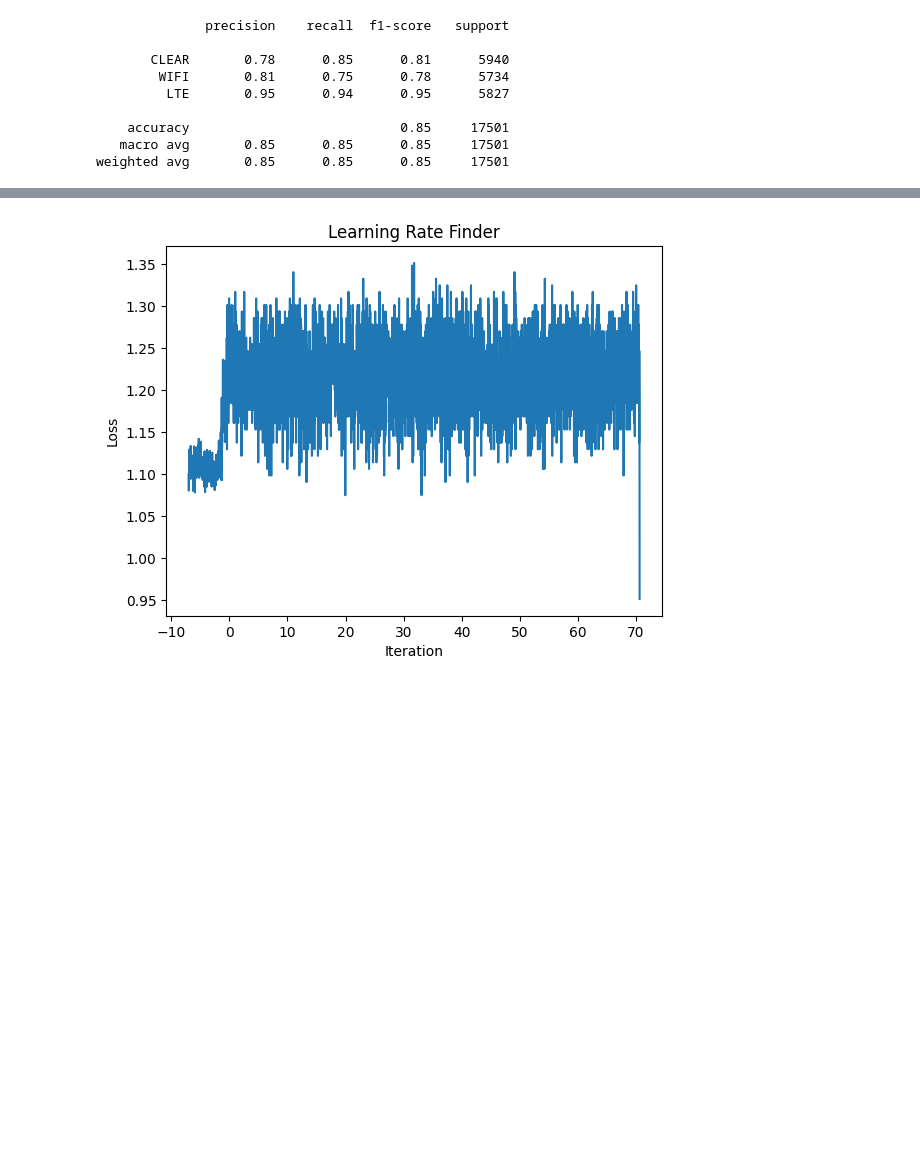
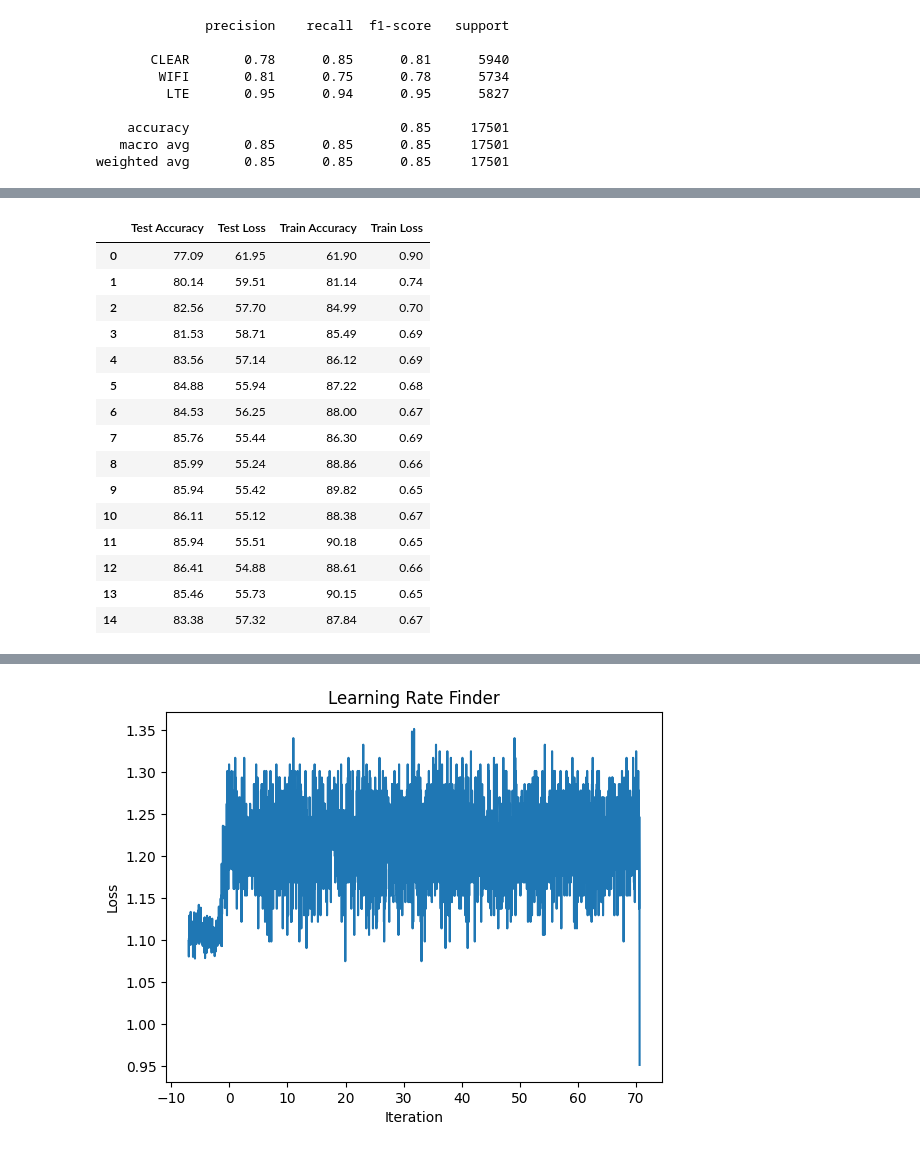
Before and after one commit to JanathanPlanas/Deep-learning-AICT, a Jupyter notebook: Cnn-Pytorch/cnn.ipynb, the cells around one changed output, grey strips where cells are left out. Saved outputs shown, nothing was run; the diff lists cells and outputs as text; code cells hidden in the pictures; blank space fills up the shorter version.

```diff
--- a/Cnn-Pytorch/cnn.ipynb
+++ b/Cnn-Pytorch/cnn.ipynb
@@ -411,0 +772,7 @@ AttributeError: 'Adam' object has no attribute 'param_group'
+# %%
+%%time
+data_F30sec = DATA_1M(seconds=32.5,columns=4000, jump_time =2, n_jumps=3) ; data_f30sec = data_F30sec(Fourier=False, Normalizing= True)
+Torch_F30sec = NeuralNetCNN(columns= data_f30sec.shape[1] -1)
+data_F30sec.Spliting(data= data_f30sec, random_state= 30, test_size = 0.25, shuffle = True, inplace= False)
+train_dataloader , test_dataloader = data_F30sec.DataLoaders(batch_size=128, inplace=True)
+# 14 segundos ,  (70002, 2001)
@@ -411,0 +797,10 @@ AttributeError: 'Adam' object has no attribute 'param_group'
+# %%
+%%time
+Torch_F30sec.training_loop(data_loader_train=train_dataloader,
+data_loader_test = test_dataloader,
+        model=Torch_F30sec.Cnn,
+        loss_fn=Torch_F30sec.loss_fn,
+        optimizer=Torch_F30sec.optimizer,
+        accuracy_fn=accuracy_fn,
+        device=Torch_F30sec.device,
+        epochs = 15)
@@ -411,0 +853,19 @@ AttributeError: 'Adam' object has no attribute 'param_group'
+# %%
+Torch_F30sec(test= True, train= True)
+# %% [output]
+|  | Test Accuracy | Test Loss | Train Accuracy | Train Loss |
+| 0 | 77.09 | 61.95 | 61.90 | 0.90 |
+| 1 | 80.14 | 59.51 | 81.14 | 0.74 |
+| 2 | 82.56 | 57.70 | 84.99 | 0.70 |
+| 3 | 81.53 | 58.71 | 85.49 | 0.69 |
+| 4 | 83.56 | 57.14 | 86.12 | 0.69 |
+| 5 | 84.88 | 55.94 | 87.22 | 0.68 |
+| 6 | 84.53 | 56.25 | 88.00 | 0.67 |
+| 7 | 85.76 | 55.44 | 86.30 | 0.69 |
+| 8 | 85.99 | 55.24 | 88.86 | 0.66 |
+| 9 | 85.94 | 55.42 | 89.82 | 0.65 |
+| 10 | 86.11 | 55.12 | 88.38 | 0.67 |
+| 11 | 85.94 | 55.51 | 90.18 | 0.65 |
+| 12 | 86.41 | 54.88 | 88.61 | 0.66 |
+| 13 | 85.46 | 55.73 | 90.15 | 0.65 |
+| 14 | 83.38 | 57.32 | 87.84 | 0.67 |
```
Also changed, not shown: parts of 47 cells of this notebook, 2 other files.
